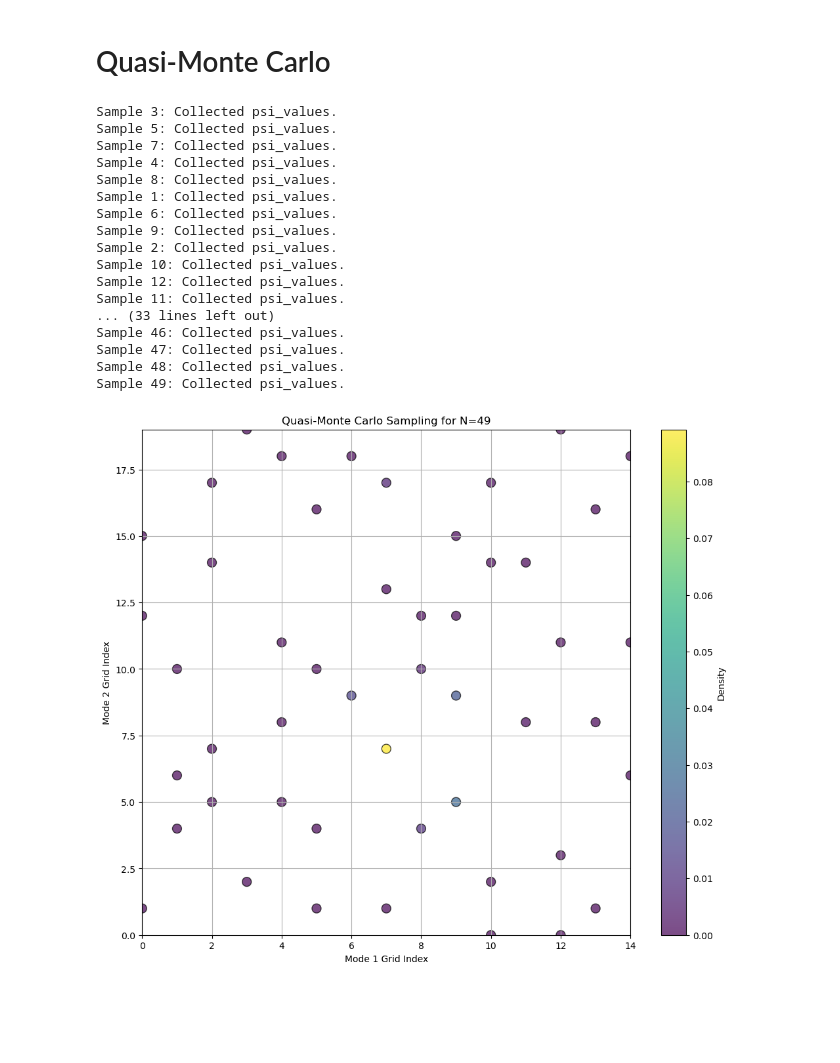
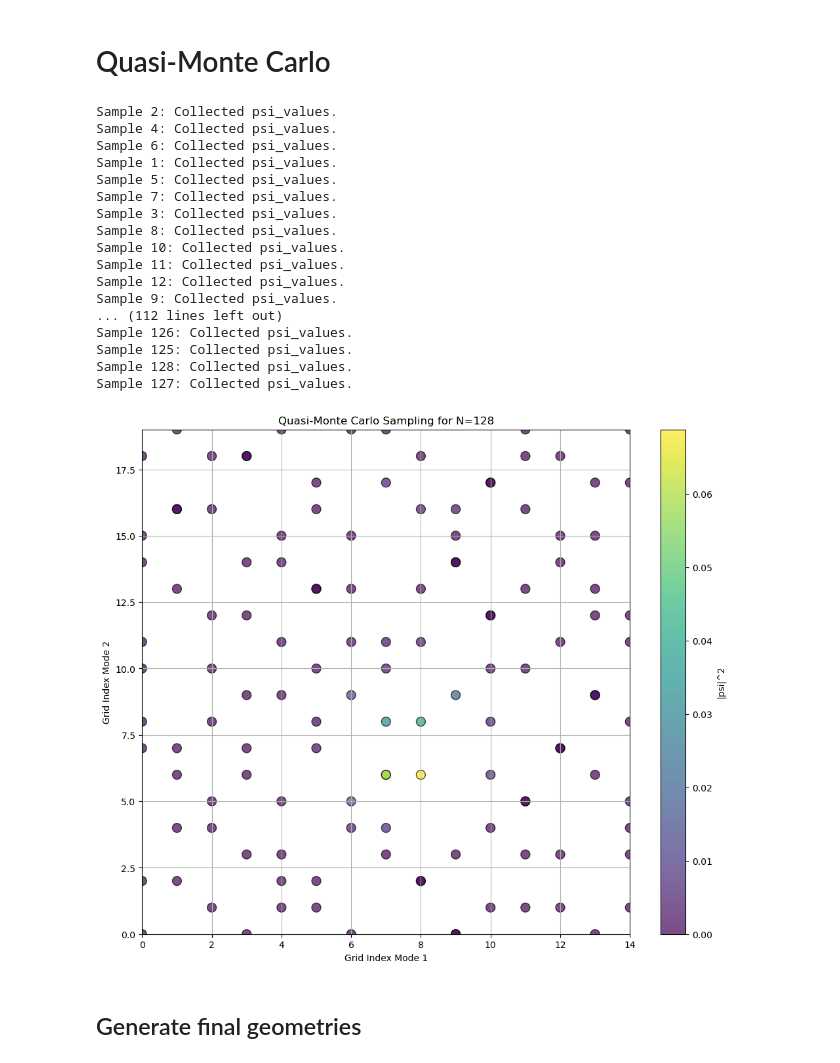
Before and after one commit to Emilioerc/MCsampling_MCTDH, a Jupyter notebook: pymc.ipynb, the cells around one changed output. Drawn from its saved outputs; the diff is of its cells as text; code cells hidden in the pictures; blank space fills up the shorter version.

```diff
--- a/pymc.ipynb
+++ b/pymc.ipynb
@@ -185,4 +181,0 @@ sp_psi
-# %%
-plt.figure()
-for i in range(number_nmodes):
-    plt.plot(full_1dden_data[i][1][:,0] ,full_1dden_data[i][1][:,1])
@@ -261,19 +267,31 @@ plt.show()
 grid_values = [full_1dden_data[i][0][:, 0] for i in range(number_nmodes)]
 
 grid_sizes = [len(grid) for grid in grid_values]  # Number of grid points per dimension
-n_samples = (7)**2                                # Should be a power of 2 for Sobol sequences
+n_samples = 2**7     # Should be a power of 2 for Sobol sequences
 
-# Generate QMC points
-sampler = qmc.Sobol(number_nmodes, scramble=True)
+# Generate QMC points using the Sobol sequence
+# 'scramble=True' adds randomness to the sequence, improving uniformity
+sampler = qmc.Sobol(d=number_nmodes, scramble=True)
+
+# Generate 'n_samples' quasi-random points within the unit hypercube [0, 1)^d
+# Each point 'u' is a vector of length 'number_nmodes'
 qmc_points = sampler.random(n=n_samples)
 
 # Map QMC points to discrete grid indices
 representative_indices = []
+
+# Iterate over each QMC point
 for u in qmc_points:
     indices = []
+    # Enumerate over each dimension and its corresponding value in the QMC point
     for i, ui in enumerate(u):
-        Ni = grid_sizes[i]
-        ki = min(int(np.floor(ui * Ni)), Ni - 1)  # Map u_i to index k_i
+        Ni = grid_sizes[i]  # Number of grid points in the i-th dimension
+        # Map the continuous QMC coordinate 'ui' to a discrete grid index 'ki'
+        # 'ui * Ni' scales the coordinate to the grid range
+        # 'np.floor' ensures that we get the lower integer index
+        # 'int' converts the floating-point result to an integer
+        # 'min(..., Ni - 1)' ensures that the index does not exceed the maximum valid index
+        ki = min(int(np.floor(ui * Ni)), Ni - 1)
         indices.append(ki)
     representative_indices.append(indices)
 
@@ -286,7 +304,8 @@ with concurrent.futures.ThreadPoolExecutor(max_workers=8) as executor:
             mct.run_and_collect,
             sp_full_path,
             sp_flags,
-            grid
+            grid,
+            state_of_interest
         ): idx
         for idx, grid in enumerate(representative_indices)
     }
@@ -297,47 +316,49 @@ with concurrent.futures.ThreadPoolExecutor(max_workers=8) as executor:
         if psi is not None:
             sp_psi[idx] = psi  # Make sure to store the psi_values in the correct order
             print(f"Sample {idx + 1}: Collected psi_values.")
         else:
             print(f"Sample {idx + 1}: Failed to collect psi_values.")
 
 # Plot the QMC points on the grid
 plot = True
 if plot:
     plt.figure(figsize=(12, 10))
     scatter = plt.scatter(
         np.array(representative_indices)[:,0],
         np.array(representative_indices)[:,1],
         c=sp_psi,
         cmap='viridis',
         marker='o',
         edgecolor='k',
         s=100,
         alpha=0.7
     )
-    plt.colorbar(scatter, label='Density')
-    plt.xlabel('Mode 1 Grid Index')
-    plt.ylabel('Mode 2 Grid Index')
+    plt.colorbar(label='|psi|^2')
+    plt.xlabel('Grid Index Mode 1')
+    plt.ylabel('Grid Index Mode 2')
     plt.title(f'Quasi-Monte Carlo Sampling for N={n_samples}')
     plt.grid(True)
     plt.xlim(0, grid_shape[0] -1)
     plt.ylim(0, grid_shape[1] -1)
     plt.show()
 # %% [output]
-Sample 3: Collected psi_values.
+Sample 2: Collected psi_values.
+Sample 4: Collected psi_values.
+Sample 6: Collected psi_values.
+Sample 1: Collected psi_values.
 Sample 5: Collected psi_values.
 Sample 7: Collected psi_values.
-Sample 4: Collected psi_values.
+Sample 3: Collected psi_values.
 Sample 8: Collected psi_values.
-Sample 1: Collected psi_values.
-Sample 6: Collected psi_values.
+Sample 10: Collected psi_values.
+Sample 11: Collected psi_values.
+Sample 12: Collected psi_values.
 Sample 9: Collected psi_values.
-Sample 2: Collected psi_values.
-Sample 10: Collected psi_values.
-Sample 12: Collected psi_values.
-Sample 11: Collected psi_values.
-... (33 lines left out)
-Sample 46: Collected psi_values.
-Sample 47: Collected psi_values.
-Sample 48: Collected psi_values.
-Sample 49: Collected psi_values.
+... (112 lines left out)
+Sample 126: Collected psi_values.
+Sample 125: Collected psi_values.
+Sample 128: Collected psi_values.
+Sample 127: Collected psi_values.
-[figure, old version]
+[figure, new version]
+# %% [markdown]
+## Generate final geometries
```
Also changed, not shown: parts of 10 cells of this notebook, 1 other file.
